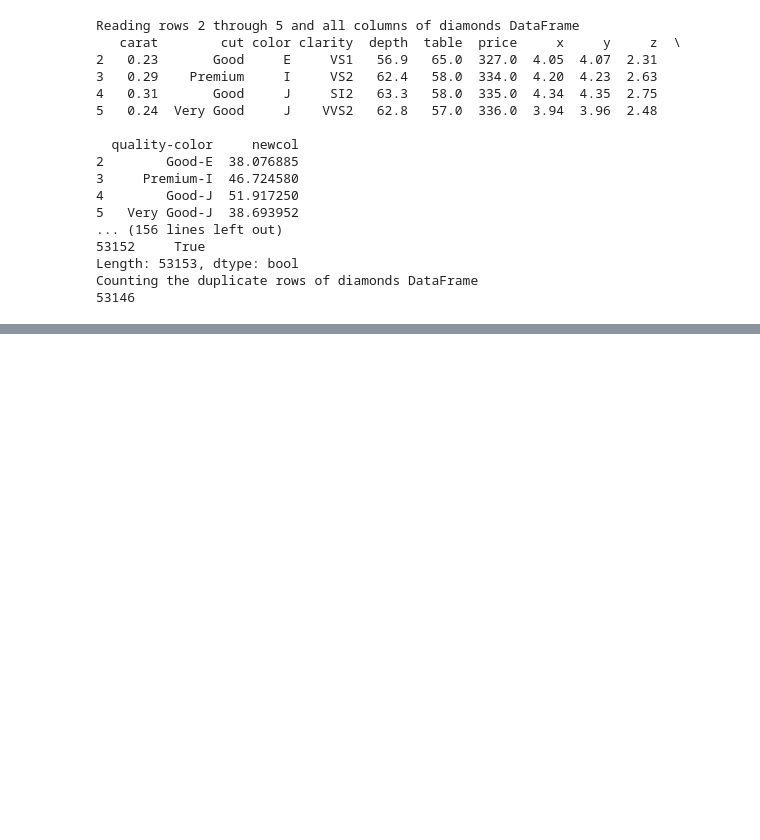
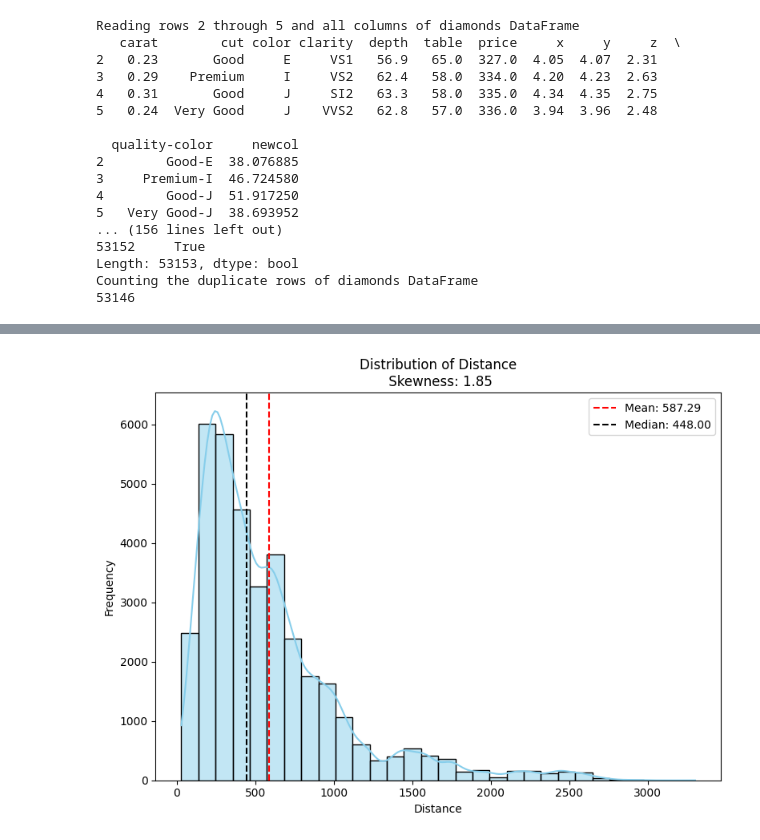
Before and after one commit to abhishekmali9191/Data-Analytics-, a Jupyter notebook: DataAnalytics.ipynb, the cells around one changed output, grey strips where cells are left out. Drawn from its saved outputs; the diff is of its cells as text; code cells hidden in the pictures; blank space fills up the shorter version.

```diff
--- a/DataAnalytics.ipynb
+++ b/DataAnalytics.ipynb
@@ -2540,0 +3278,26 @@ TypeError: unsupported operand type(s) for -: 'str' and 'str'
+# %%
+import pandas as pd
+import numpy as np
+import matplotlib.pyplot as plt
+import seaborn as sns
+from scipy import stats
+
+airline_df = pd.read_csv('/content/sample_data/airline_dec_2008_50k.csv')
+distance = airline_df['Distance']
+
+mean_distance = distance.mean()
+median_distance = distance.median()
+skewness_distance = distance.skew()
+
+plt.figure(figsize=(8,6))
+sns.histplot(distance, kde=True, color='skyblue', bins=30)
+plt.axvline(mean_distance, color='red', linestyle='--', label=f'Mean: {mean_distance:.2f}')
+plt.axvline(median_distance, color='black', linestyle='--', label=f"Median: {median_distance:.2f}")
+plt.title(f"Distribution of Distance\n Skewness: {skewness_distance:.2f}")
+plt.xlabel('Distance')
+plt.ylabel('Frequency')
+plt.legend()
+plt.tight_layout()
+plt.show()
+# %% [output]
+[figure, added]
```
Also changed, not shown: parts of 6 cells of this notebook.
